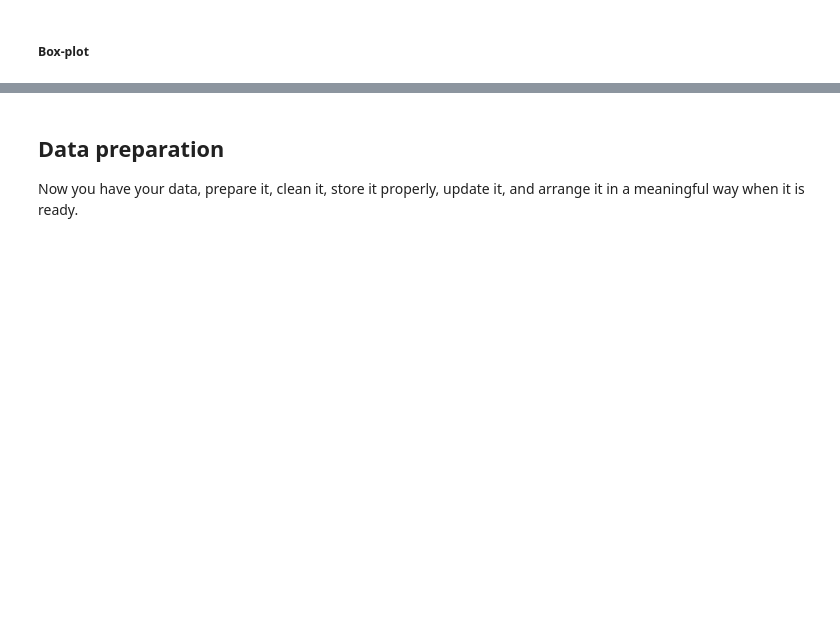
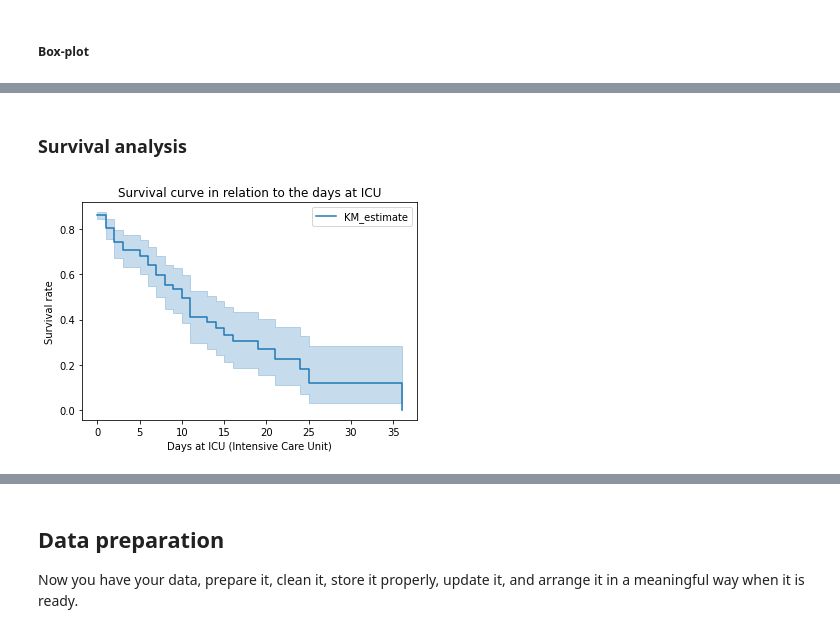
Before and after one commit to lesmesrafa/covid19-analytics, a Jupyter notebook: main_code.ipynb, the cells around one changed output, grey strips where cells are left out. Drawn from its saved outputs; the diff is of its cells as text; code cells hidden in the pictures; blank space fills up the shorter version.

Commit message:
Finish survival analysis

```diff
--- a/main_code.ipynb
+++ b/main_code.ipynb
@@ -773,0 +571,14 @@ plt.show()
+# %% [markdown]
+### Survival analysis
+# %%
+kmf = KaplanMeierFitter()
+x = df_preprocessed['days_icu']
+y = df_preprocessed['exitus']
+kmf.fit(x, event_observed = y)
+kmf.plot()
+plt.title("Survival curve in relation to the days at ICU")
+plt.xlabel("Days at ICU (Intensive Care Unit)")
+plt.ylabel("Survival rate")
+plt.show()
+# %% [output]
+[figure, added]
```
Also changed, not shown: parts of 117 cells of this notebook.
